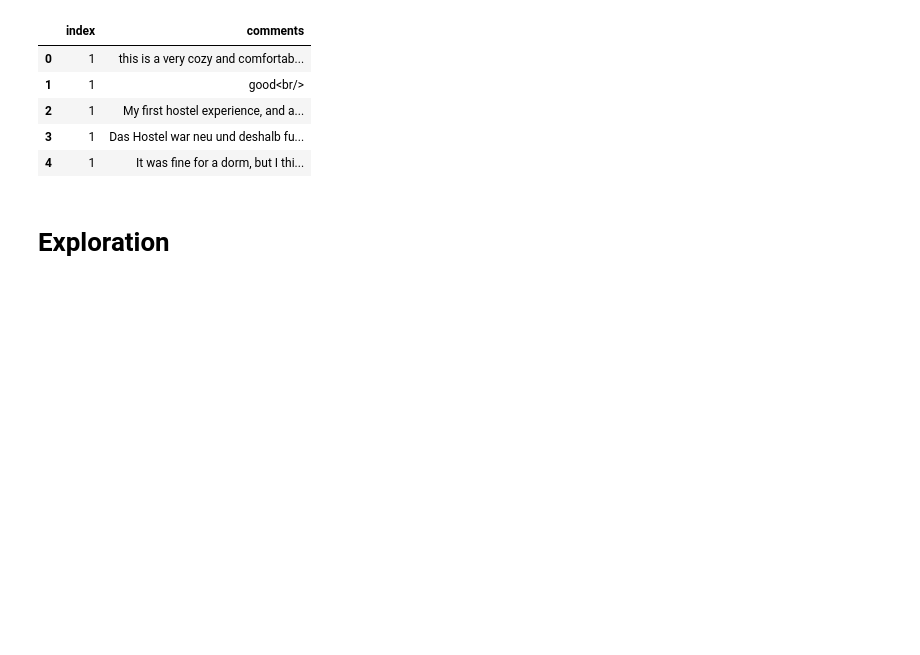
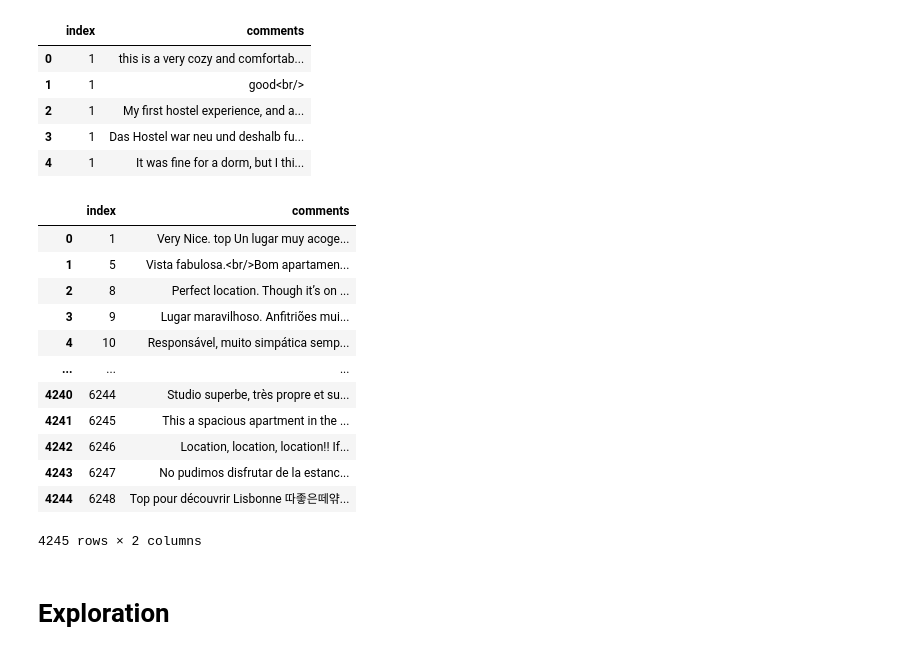
Before and after one commit to ontenkutsenko/NLP_Airbnb_Delisting_Prediction, a Jupyter notebook: Baseline.ipynb, the cells around one changed output. Cells and saved outputs as stored; diff of their text form; code cells hidden in the pictures; blank space fills up the shorter version.

```diff
--- a/Baseline.ipynb
+++ b/Baseline.ipynb
@@ -134,2 +138,19 @@ df_train_reviews = df_train_reviews.groupby('index').apply(lambda x: x.sample(n=
+# %%
+grouped_reviews = df_train_reviews_10.groupby('index')['comments'].apply(lambda x: ' '.join(x)).reset_index()
+grouped_reviews
+# %% [output]
+|  | index | comments |
+| 0 | 1 | Very Nice. top Un lugar muy acoge... |
+| 1 | 5 | Vista fabulosa.<br/>Bom apartamen... |
+| 2 | 8 | Perfect location. Though it’s on ... |
+| 3 | 9 | Lugar maravilhoso. Anfitriões mui... |
+| 4 | 10 | Responsável, muito simpática semp... |
+| ... | ... | ... |
+| 4240 | 6244 | Studio superbe, très propre et su... |
+| 4241 | 6245 | This a spacious apartment in the ... |
+| 4242 | 6246 | Location, location, location!! If... |
+| 4243 | 6247 | No pudimos disfrutar de la estanc... |
+| 4244 | 6248 | Top pour découvrir Lisbonne 따좋은떼앾... |
+4245 rows × 2 columns
 # %%
 # let's concatenate reviews to df_train
```
Also changed, not shown: parts of 8 cells of this notebook.
